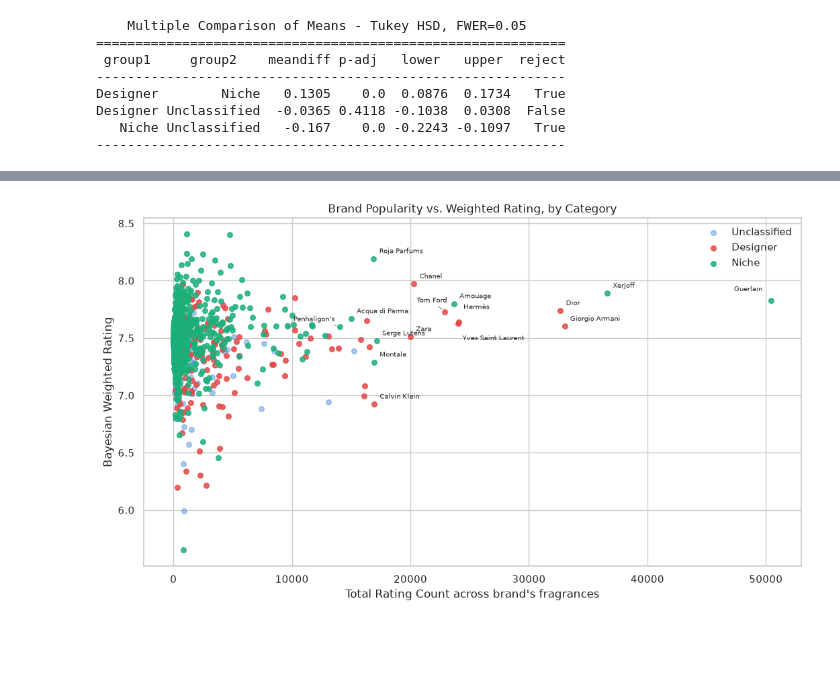
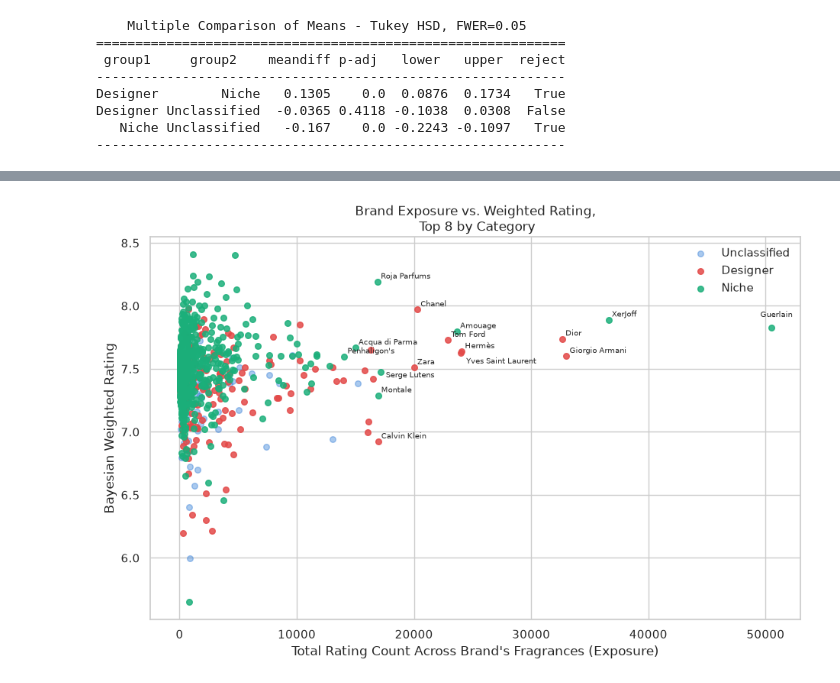
Before and after one commit to JennyIseev/fragrance-analysis, a Jupyter notebook: notebooks/02_EDA.ipynb, the cells around one changed output, grey strips where cells are left out. Saved outputs shown, nothing was run; the diff lists cells and outputs as text; code cells hidden in the pictures; blank space fills up the shorter version.

```diff
--- a/notebooks/02_EDA.ipynb
+++ b/notebooks/02_EDA.ipynb
@@ -17,19 +29,15 @@ import numpy as np
 import matplotlib.pyplot as plt
 from matplotlib.lines import Line2D
 import seaborn as sns
+from scipy import stats
 from statsmodels.formula.api import ols
 from statsmodels.stats.anova import anova_lm
 from statsmodels.stats.multicomp import pairwise_tukeyhsd
 
 # Global plot style for the whole notebook
 sns.set_theme(style="whitegrid", palette="deep")
-plt.rcParams['axes.titlepad'] = 6    # keep the title close to the plot area
-plt.rcParams['axes.labelpad'] = 4    # keep axis titles close to their tick labels
-plt.rcParams['figure.constrained_layout.use'] = True    # keep margin between labels/title and the figure's outer edge
-plt.rcParams['figure.constrained_layout.h_pad'] = 0.3
-plt.rcParams['figure.constrained_layout.w_pad'] = 0.3
 
-# Font fallback chain so non-Latin brand/text (Japanese, Korean, Chinese) renders correctly
+# Font fallback chain so non-Latin brand/text renders correctly
 plt.rcParams['font.family'] = ['DejaVu Sans', 'Yu Gothic', 'Malgun Gothic', 'Microsoft YaHei']
 
 df = pd.read_parquet("../data/cleaned_data.parquet")
@@ -408,40 +432,34 @@ The non-result carries its own signal. Designer and Unclassified — cosmetics c
 # %%
 TOP_LABELS = 8  # label the top N by exposure within each category
 
 top_designer = brand_level[brand_level["category"] == "Designer"].nlargest(TOP_LABELS, "total_count")
 top_niche = brand_level[brand_level["category"] == "Niche"].nlargest(TOP_LABELS, "total_count")
 
-# Only a few labels need a nudge: Tom Ford and Penhaligon's overlap their neighbors at the
-# default offset (so they get a leader line back to their point), Guerlain's default offset
-# pushes it past the right edge of the frame, and Hermès/Yves Saint Laurent sit almost on
-# top of each other (their WR and total_count are only ~0.01 / ~70 apart).
 LABEL_OFFSETS = {
-    "Tom Ford": (-30, 10), "Penhaligon's": (-50, 6), "Guerlain": (-40, 10),
-    "Hermès": (5, 14), "Yves Saint Laurent": (5, -18),
-}
-LEADER_LINES = {"Tom Ford", "Penhaligon's"}
+     "Serge Lutens": (5, -5), "Guerlain": (-10, 10), "Yves Saint Laurent": (5, -10),
+ }
+# LEADER_LINES = {"Tom Ford", "Penhaligon's"}
 
 COLORS = {"Designer": "#e34948", "Niche": "#1baf7a", "Unclassified": "#2a78d6"}
 
 fig, ax = plt.subplots(figsize=(11, 6.5))
 for cat in ["Unclassified", "Designer", "Niche"]:  # unclassified drawn first, underneath
     subset = brand_level[brand_level["category"] == cat]
     ax.scatter(subset["total_count"], subset["WR"], s=30,
                alpha=0.4 if cat == "Unclassified" else 0.85, color=COLORS[cat],
                zorder=1 if cat == "Unclassified" else 2, label=cat)
 
 for name, row in pd.concat([top_designer, top_niche]).iterrows():
     ax.annotate(name, (row["total_count"], row["WR"]), textcoords="offset points",
-                xytext=LABEL_OFFSETS.get(name, (6, 6)), fontsize=7.5,
-                arrowprops=dict(arrowstyle="-", color="#999999", lw=1, shrinkA=0, shrinkB=4)
-                if name in LEADER_LINES else None)
+                xytext=LABEL_OFFSETS.get(name, (3, 3)), fontsize=7.5)
 
-ax.set(xlabel="Total Rating Count across brand's fragrances", ylabel="Bayesian Weighted Rating",
-       title="Brand Popularity vs. Weighted Rating, by Category")
+ax.set(xlabel="Total Rating Count Across Brand's Fragrances (Exposure)", ylabel="Bayesian Weighted Rating",
+       title="Brand Exposure vs. Weighted Rating,\n " \
+       "Top {} by Category".format(TOP_LABELS))
 ax.legend(frameon=False)
 plt.show()
 # %% [output]
-[figure, old version]
+[figure, new version]
 # %% [markdown]
 **The data**
 
```
Also changed, not shown: parts of 45 cells of this notebook, 2 other files.
